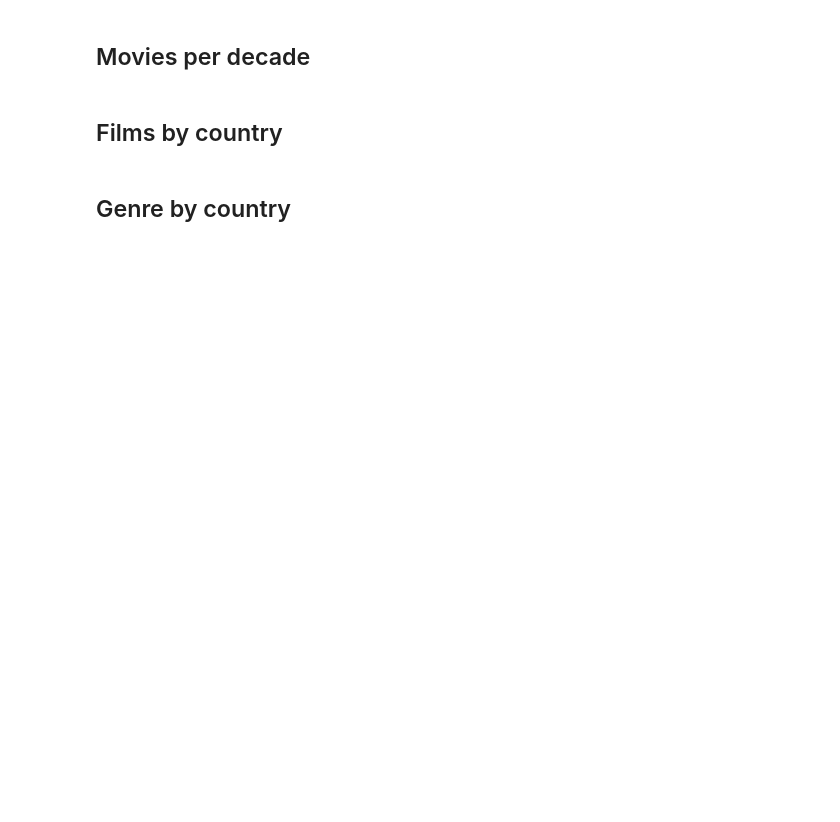
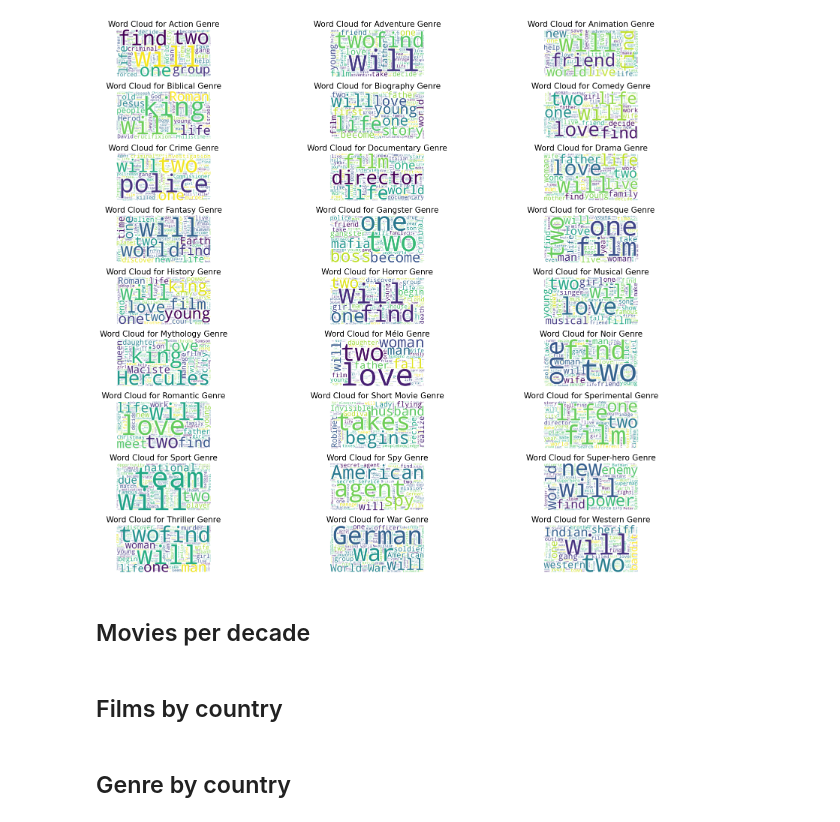
Before and after one commit to BiancaBenelli/Data_Visualization_project, a Jupyter notebook: proj.ipynb, the cells around one changed output. Saved outputs shown, nothing was run; the diff lists cells and outputs as text; code cells hidden in the pictures; blank space fills up the shorter version.

```diff
--- a/proj.ipynb
+++ b/proj.ipynb
@@ -42,0 +92,29 @@ film_df = film_df.dropna(subset=['country'])
+# %%
+# Group the DataFrame by genre
+grouped_by_genre = film_df.groupby('genre')
+
+num_plots = len(grouped_by_genre)
+num_cols, num_rows = 3, 9
+fig, axs = plt.subplots(num_rows, num_cols, figsize=(20, 15))
+axs = axs.flatten()
+
+# Loop through each genre group and plot the word cloud
+for i, (genre, group_df) in enumerate(grouped_by_genre):
+    all_descriptions = ' '.join(group_df['description'])
+    wordcloud = WordCloud(width=800, height=400, background_color='white').generate(all_descriptions)
+
+    # Display the word cloud in the current subplot
+    axs[i].imshow(wordcloud, interpolation='bilinear')
+    axs[i].axis('off')
+    axs[i].set_title(f"Word Cloud for {genre} Films", fontsize=15)
+
+# Hide any remaining empty subplots
+for i in range(num_plots, num_cols * num_rows):
+    fig.delaxes(axs[i])
+
+# Adjust space between subplots
+plt.subplots_adjust(hspace=0.5, wspace=0.2)
+plt.tight_layout()
+plt.show()
+# %% [output]
+[figure, added]
```
Also changed, not shown: parts of 13 cells of this notebook.
